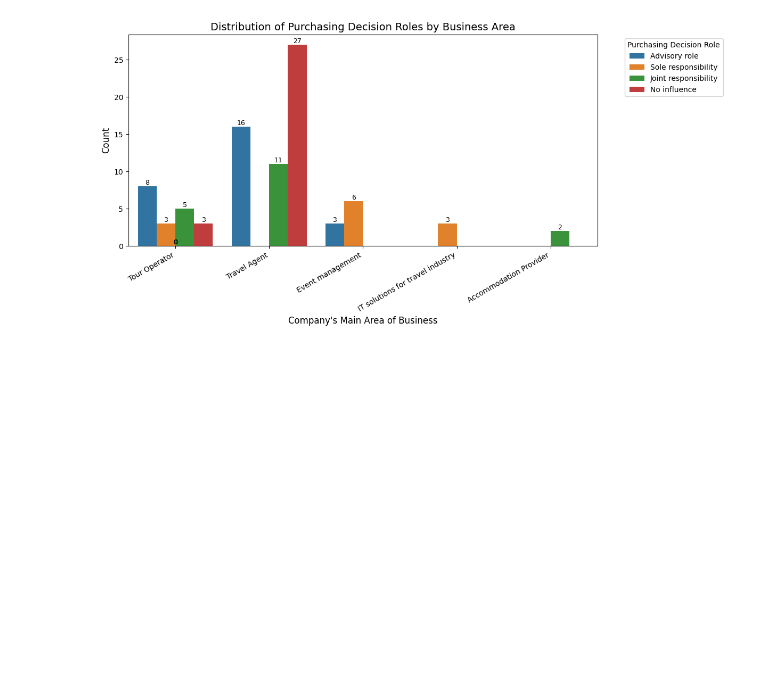
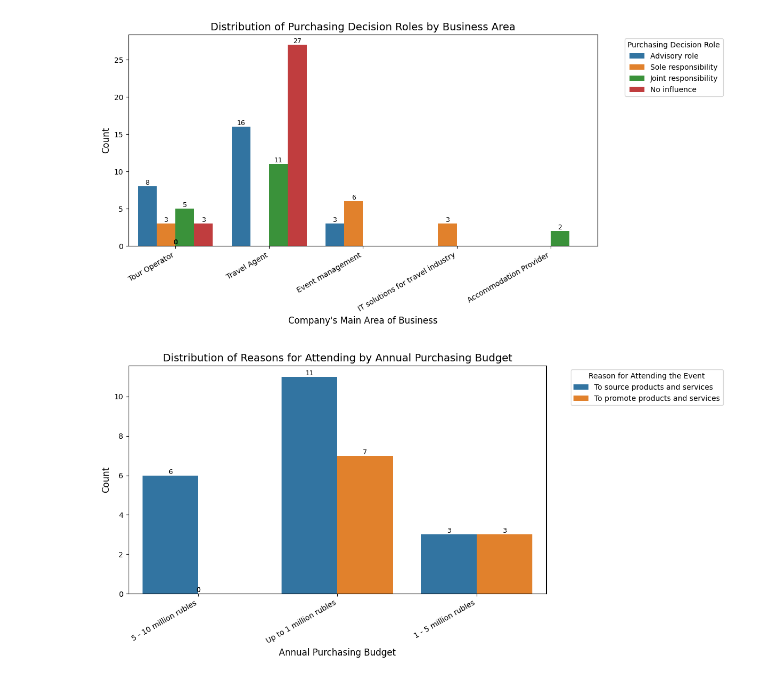
Before and after one commit to tasheer10/ITE-data-sciene-assignment, a Jupyter notebook: code/visitors_profile_analysis.ipynb, the cells around one changed output. Drawn from its saved outputs; the diff is of its cells as text; code cells hidden in the pictures; blank space fills up the shorter version.

Commit message:
Added more analysis to the Visitor Profile Analysis

```diff
--- a/code/visitors_profile_analysis.ipynb
+++ b/code/visitors_profile_analysis.ipynb
@@ -245,3 +246,47 @@ plt.tight_layout()
 plt.show()
 # %% [output]
 [figure]
+# %%
+#Distribution of Reasons for Attending by Annual Purchasing Budget
+# Filter relevant data
+q1 = "What is your company's annual purchasing budget?"
+q2 = "Reason for Attending the Event"
+
+filtered_df = final_visitor_data[final_visitor_data["questionText"].isin([q1, q2])]
+
+# Pivot the data to get each visitor's responses
+pivot_df = filtered_df.pivot(index="visitor_id", columns="questionText", values="answerText").reset_index()
+
+# Drop rows with missing values for the selected questions
+pivot_df = pivot_df.dropna(subset=[q1, q2])
+
+# Create the plot
+plt.figure(figsize=(12, 6))
+ax = sns.countplot(
+    data=pivot_df,
+    x=q1,
+    hue=q2,
+)
+
+# Add count labels on top of bars
+for p in ax.patches:
+    ax.annotate(
+        f'{int(p.get_height())}',  # Convert count to integer
+        (p.get_x() + p.get_width() / 2, p.get_height()),  # Position on top
+        ha='center', va='bottom', fontsize=9,
+    )
+
+# Rotate x-axis labels for better readability
+plt.xticks(rotation=30, ha="right")
+
+# Add title and labels
+plt.title("Distribution of Reasons for Attending by Annual Purchasing Budget", fontsize=14)
+plt.xlabel("Annual Purchasing Budget", fontsize=12)
+plt.ylabel("Count", fontsize=12)
+plt.legend(title="Reason for Attending the Event", bbox_to_anchor=(1.05, 1), loc="upper left")
+
+# Show plot
+plt.tight_layout()
+plt.show()
+# %% [output]
+[figure, added]
```
Also changed, not shown: parts of 1 cell of this notebook.
